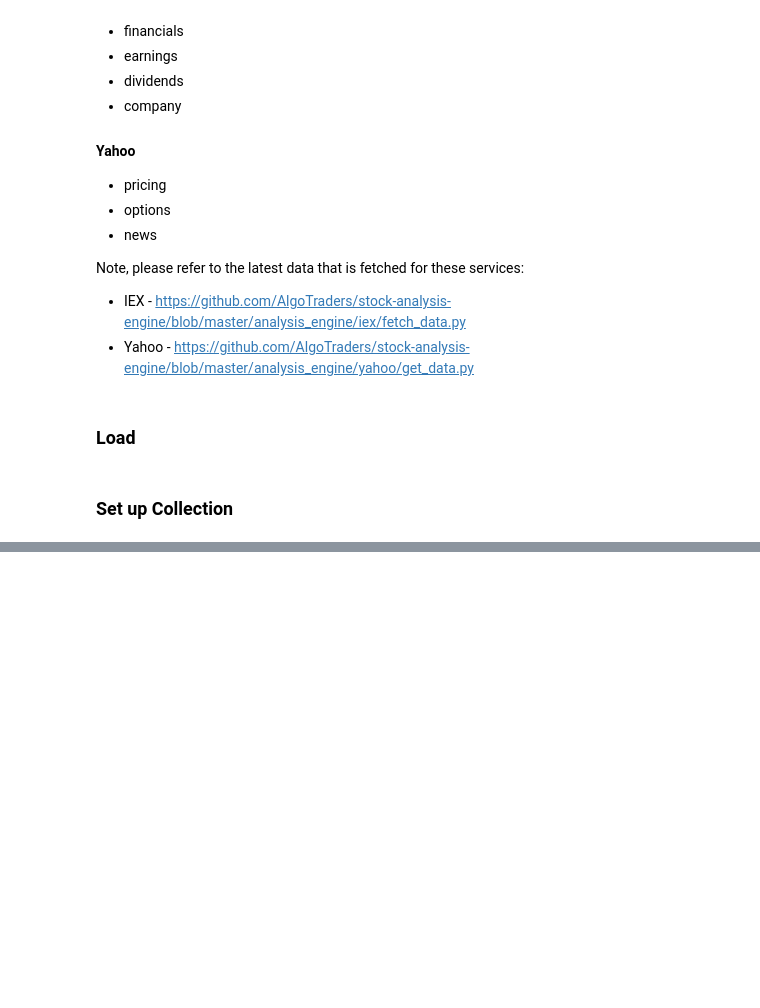
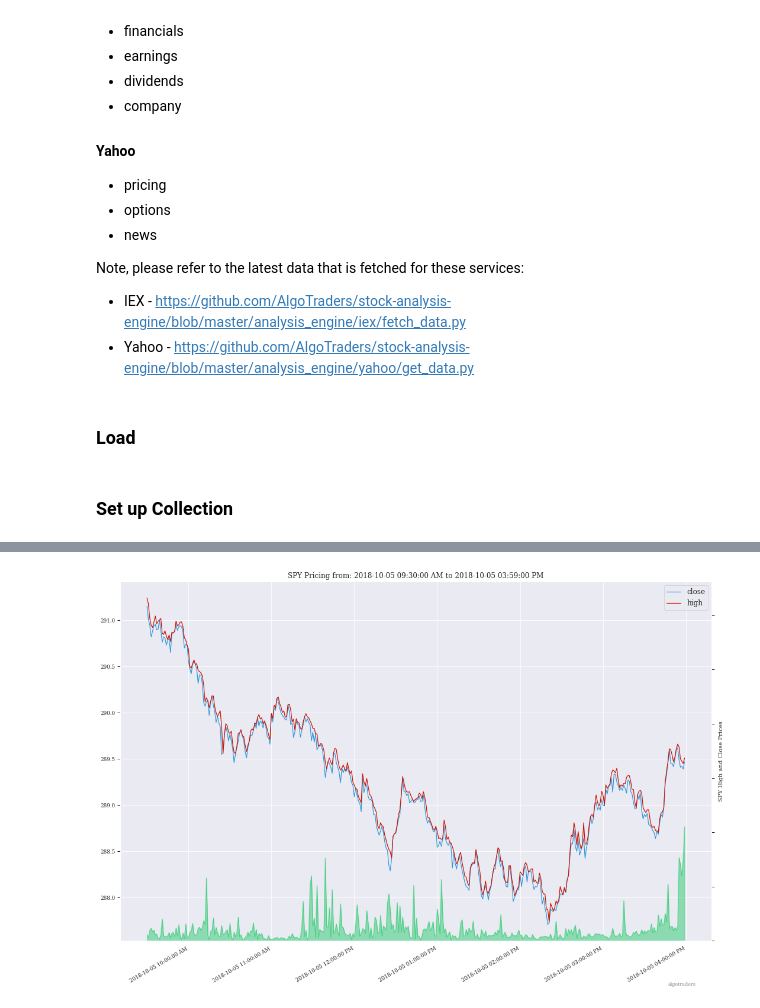
Before and after one commit to AlgoTraders/stock-analysis-engine, a Jupyter notebook: compose/docker/notebooks/Stock-Analysis-Intro.ipynb, the cells around one changed output, grey strips where cells are left out. Drawn from its saved outputs; the diff is of its cells as text; code cells hidden in the pictures; blank space fills up the shorter version.

Commit message:
update for intro notebook

```diff
--- a/compose/docker/notebooks/Stock-Analysis-Intro.ipynb
+++ b/compose/docker/notebooks/Stock-Analysis-Intro.ipynb
@@ -118,0 +100,10 @@ log.info('Intro ticker={} completed'.format(
+# %%
+import analysis_engine.iex.extract_df_from_redis \
+    as extract_utils
+
+extract_req = work
+extract_req['redis_key'] = '{}_minute'.format(work['redis_key'])
+
+log.info('extracting - start - ticker={} from redis_key={}'.format(ticker, extract_req['redis_key']))
+extract_status, minute_df = extract_utils.extract_minute_dataset(work_dict=work)
+log.info('extracting - done - ticker={} from redis_key={}'.format(ticker, extract_req['redis_key']))
@@ -118,0 +122,24 @@ log.info('Intro ticker={} completed'.format(
+# %%
+import analysis_engine.charts as ae_charts
+from analysis_engine.consts import SUCCESS
+from analysis_engine.consts import IEX_MINUTE_DATE_FORMAT
+
+today_str = datetime.datetime.now().strftime(
+    '%Y-%m-%d')
+if extract_status == SUCCESS:
+    log.info(
+        'ticker={} creating chart date={}'.format(
+            ticker,
+            today_str))
+    """
+    Plot Pricing with the Volume Overlay:
+    """
+    image_res = ae_charts.plot_overlay_pricing_and_volume(
+        log_label='intro-nb-{}'.format(ticker),
+        ticker=ticker,
+        date_format=IEX_MINUTE_DATE_FORMAT,
+        df=minute_df,
+        show_plot=True)
+else:
+    log.error('ticker={} - did not extract a dataset from redis_key={}'.format(ticker, work['redis_key']))
+# %% [output]
@@ -118,0 +148 @@ log.info('Intro ticker={} completed'.format(
+[figure, added]
```
Also changed, not shown: parts of 7 cells of this notebook, 4 other files.
